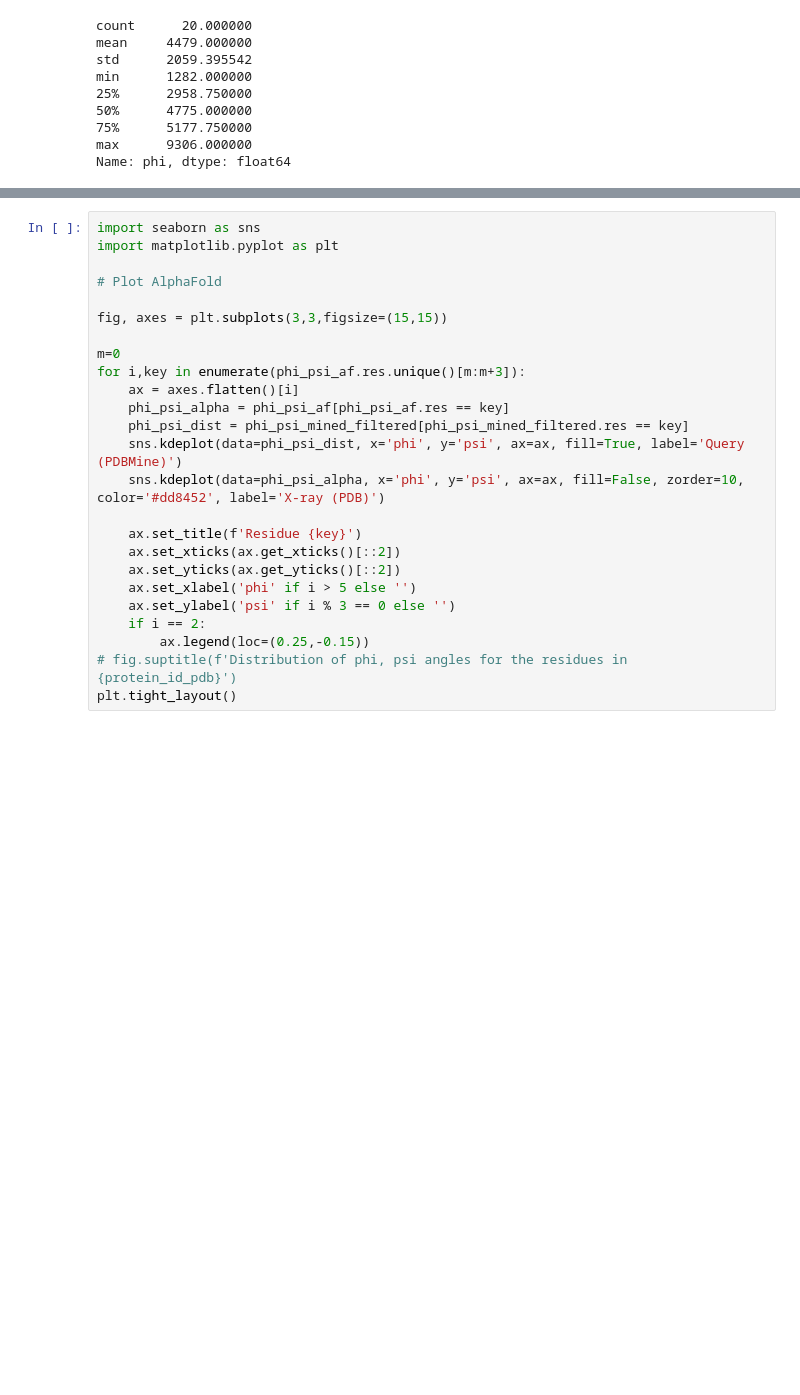
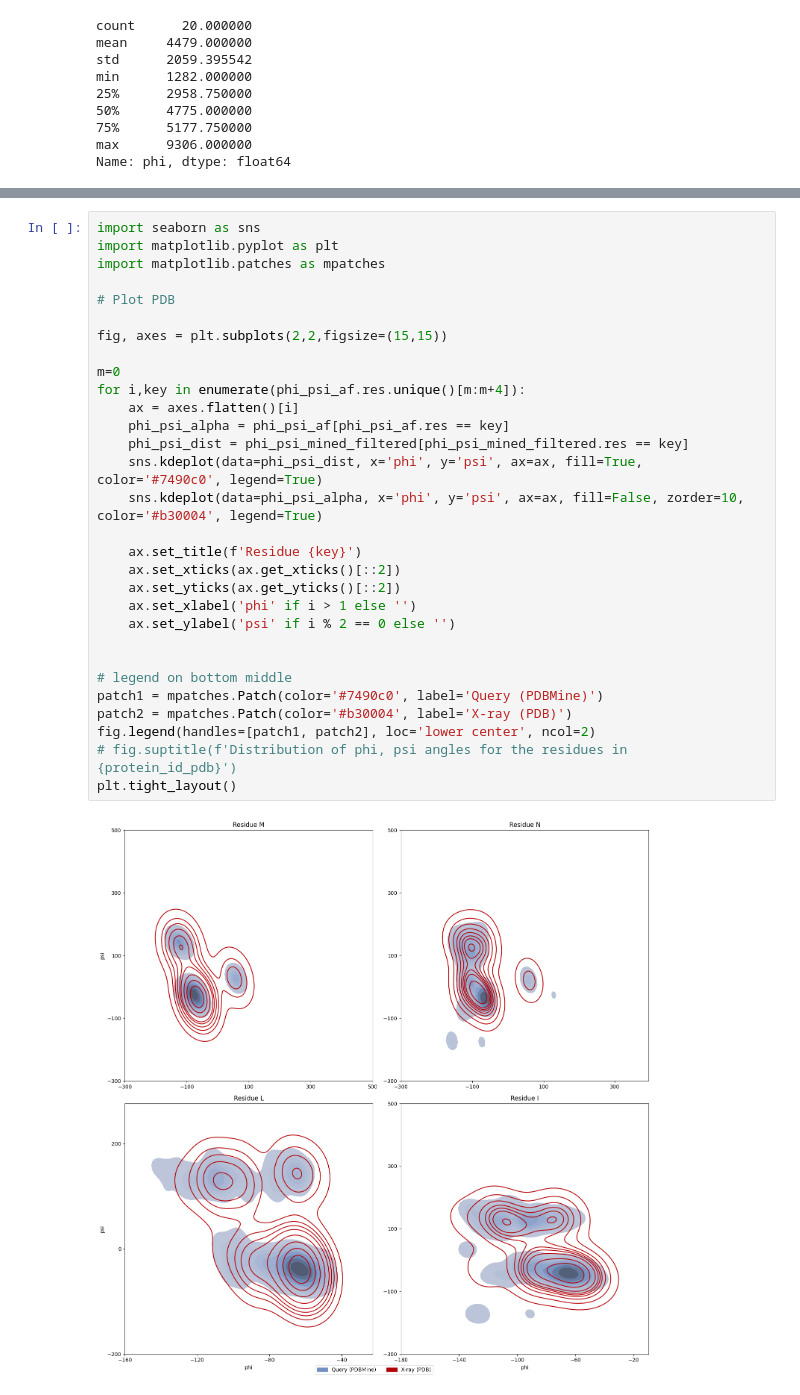
Before and after one commit to Musa-Azeem/protein-dihedral-visualization, a Jupyter notebook: preliminary.ipynb, the cells around one changed output, grey strips where cells are left out. Cells and saved outputs as stored; diff of their text form; blank space fills up the shorter version.

```diff
--- a/preliminary.ipynb
+++ b/preliminary.ipynb
@@ -208,25 +212,32 @@ No artists with labels found to put in legend.  Note that artists whose label st
 # %%
 import seaborn as sns
 import matplotlib.pyplot as plt
+import matplotlib.patches as mpatches
 
-# Plot AlphaFold
+# Plot PDB
 
-fig, axes = plt.subplots(3,3,figsize=(15,15))
+fig, axes = plt.subplots(2,2,figsize=(15,15))
 
 m=0
-for i,key in enumerate(phi_psi_af.res.unique()[m:m+3]):
+for i,key in enumerate(phi_psi_af.res.unique()[m:m+4]):
     ax = axes.flatten()[i]
     phi_psi_alpha = phi_psi_af[phi_psi_af.res == key]
     phi_psi_dist = phi_psi_mined_filtered[phi_psi_mined_filtered.res == key]
-    sns.kdeplot(data=phi_psi_dist, x='phi', y='psi', ax=ax, fill=True, label='Query (PDBMine)')
-    sns.kdeplot(data=phi_psi_alpha, x='phi', y='psi', ax=ax, fill=False, zorder=10, color='#dd8452', label='X-ray (PDB)')
+    sns.kdeplot(data=phi_psi_dist, x='phi', y='psi', ax=ax, fill=True, color='#7490c0', legend=True)
+    sns.kdeplot(data=phi_psi_alpha, x='phi', y='psi', ax=ax, fill=False, zorder=10, color='#b30004', legend=True)
 
     ax.set_title(f'Residue {key}')
     ax.set_xticks(ax.get_xticks()[::2])
     ax.set_yticks(ax.get_yticks()[::2])
-    ax.set_xlabel('phi' if i > 5 else '')
-    ax.set_ylabel('psi' if i % 3 == 0 else '')
-    if i == 2:
-        ax.legend(loc=(0.25,-0.15))
+    ax.set_xlabel('phi' if i > 1 else '')
+    ax.set_ylabel('psi' if i % 2 == 0 else '')
+
+
+# legend on bottom middle
+patch1 = mpatches.Patch(color='#7490c0', label='Query (PDBMine)')
+patch2 = mpatches.Patch(color='#b30004', label='X-ray (PDB)')
+fig.legend(handles=[patch1, patch2], loc='lower center', ncol=2)
 # fig.suptitle(f'Distribution of phi, psi angles for the residues in {protein_id_pdb}')
 plt.tight_layout()
+# %% [output]
+[figure, added]
```
Also changed, not shown: parts of 1 cell of this notebook.
